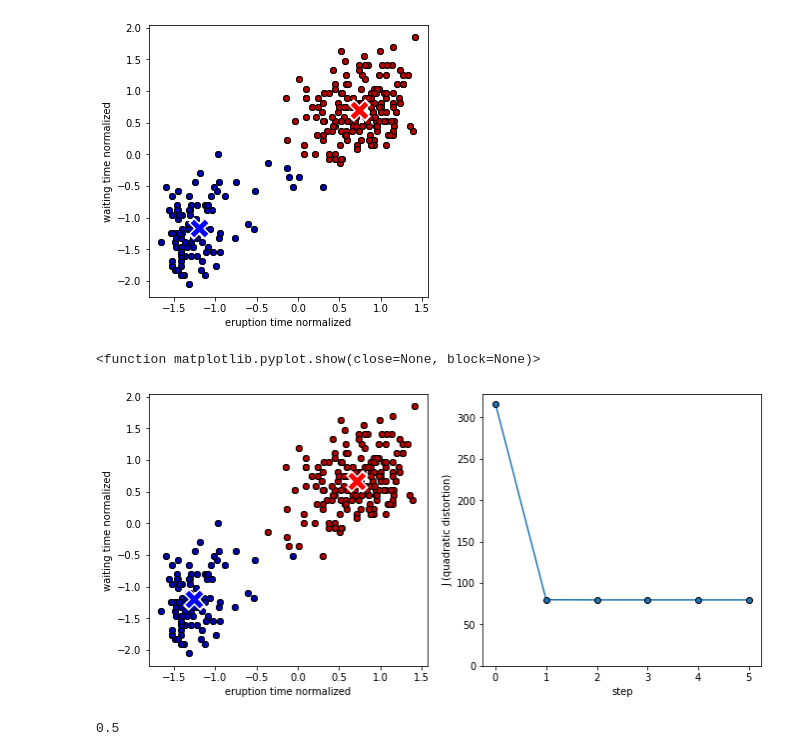
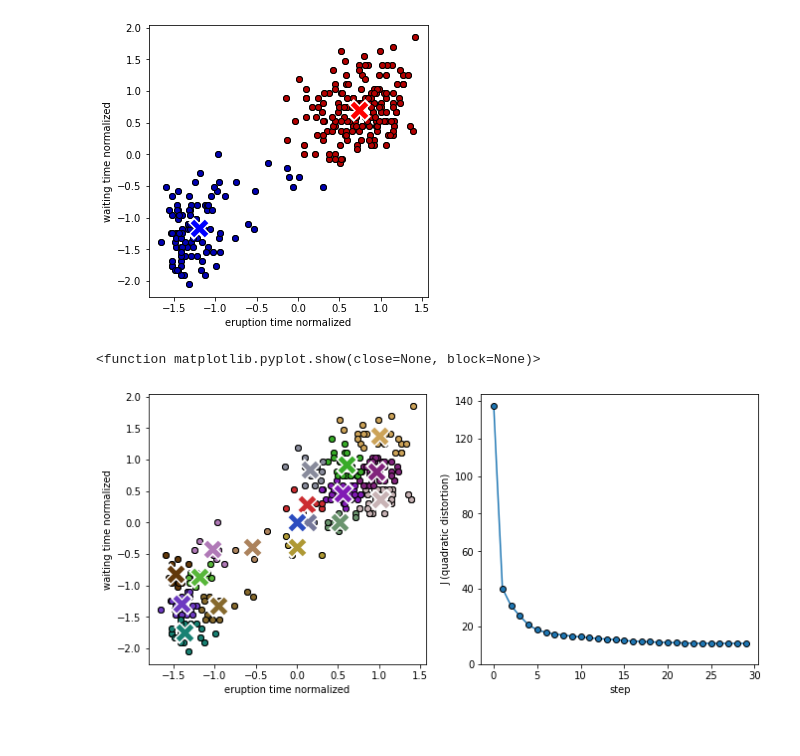
Before and after one commit to SaschaLill/EM_KMeans_demo, a Jupyter notebook: K_means_demo.ipynb, the cells around one changed output. Saved outputs shown, nothing was run; the diff lists cells and outputs as text; code cells hidden in the pictures.

Commit message:
Add files via upload
added figures, updated source files

```diff
--- a/K_means_demo.ipynb
+++ b/K_means_demo.ipynb
@@ -137,7 +137,7 @@ import numpy as np
 import pandas as pd
 import matplotlib.pyplot as plt
 
-K = 2                             # K = cluster number
+K = 20                             # K = cluster number
 maxiter = 100                     # maximum iteration number
 epsilon = 10**(-3)                # epsilon = tolerance for change of J
 Delta_J = epsilon + 1             # change of J, is initially larger than epsilon
@@ -206,40 +206,32 @@ while (Delta_J > epsilon) and (iter < maxiter):
 
 #Plotting the results
 fig,ax = plt.subplots(1,2,figsize=(11,5))
 ax[0].scatter(X[:,0],X[:,1], color = (0,0.7,0), edgecolor = 'k')                             # green only
 ax[0].scatter(X[argmin_pos == 0,0],X[argmin_pos == 0,1], color = (0.7,0,0), edgecolors = 'k') # red-blue
 ax[0].scatter(mu[0,0],mu[0,1], color = 'w', marker = 'x', s = 300, linewidth=8)
 ax[0].scatter(mu[0,0],mu[0,1], color = 'r', marker = 'x', s = 200, linewidth=5)
 if (K == 2):
     ax[0].scatter(X[argmin_pos == 1,0],X[argmin_pos == 1,1], color = (0,0,0.7), edgecolors = 'k')
     ax[0].scatter(mu[1,0],mu[1,1], color = 'w', marker = 'x', s = 300, linewidth=8)
     ax[0].scatter(mu[1,0],mu[1,1], color = 'b', marker = 'x', s = 200, linewidth=5)
 
 #colorful plots for more than 2 clusters
 if (K > 2):
     for k in range(K):
         rand_col = 0.8*np.random.rand(3)
         ax[0].scatter(X[argmin_pos == k,0],X[argmin_pos == k,1], color = rand_col, edgecolors = 'k')
         ax[0].scatter(mu[k,0],mu[k,1], color = 'w', marker = 'x', s = 300, linewidth=8)
         ax[0].scatter(mu[k,0],mu[k,1], color = rand_col, marker = 'x', s = 200, linewidth=5)
 
 ax[0].set_xlabel('eruption time normalized')
 ax[0].set_ylabel('waiting time normalized')
 #ax[1].plot(np.arange(np.size(J)),[J[-1],]*np.size(J), color = (0.5,0.5,0.5))
 ax[1].plot(np.arange(np.size(J)),J, marker = 'o', mec = 'k')
 ax[1].set_xlabel('step')
 ax[1].set_ylabel('J (quadratic distortion)')
 ax[1].set_ylim(ymin = 0)
+
 plt.show
 # %% [output]
 <function matplotlib.pyplot.show(close=None, block=None)>
-[figure, old version]
+[figure, new version]
-# %%
-import numpy as np
-
-a = np.array([])
-b = np.append(a,[2,3])
-
-print(np.std(b))
-# %% [output]
-0.5
```
Also changed, not shown: 17 other files.
